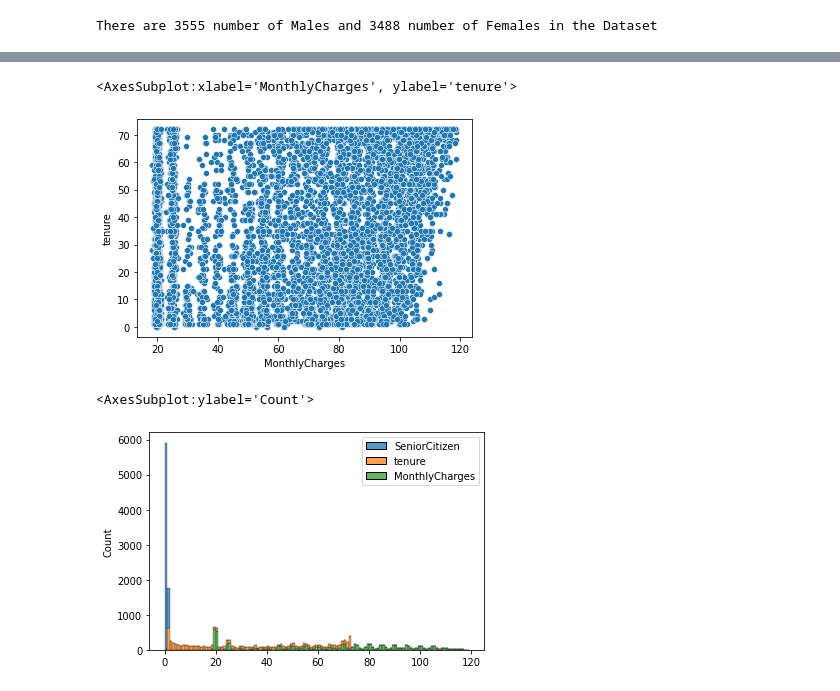
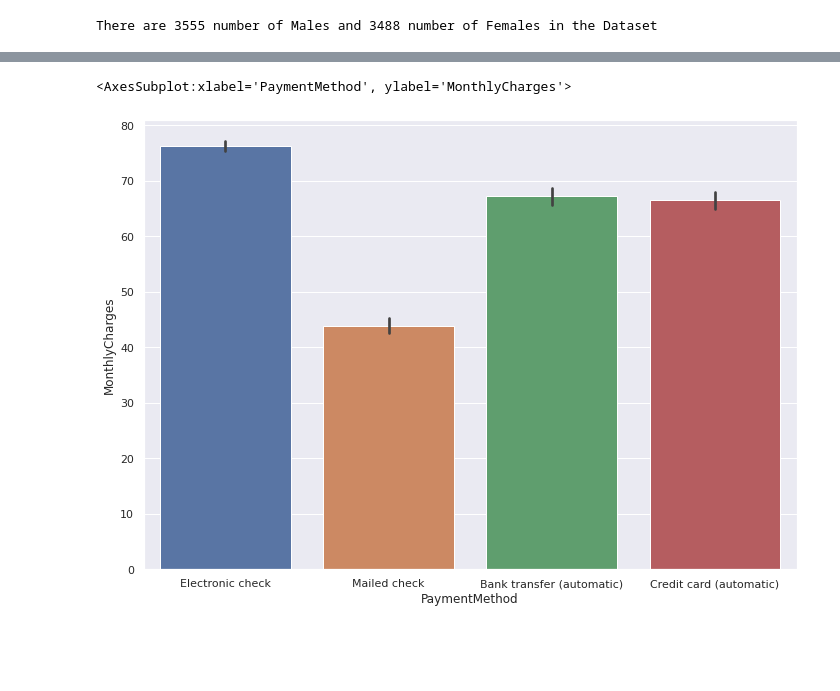
Before and after one commit to swaksh-war/EDA-Project, a Jupyter notebook: edaproject.ipynb, the cells around one changed output, grey strips where cells are left out. Cells and saved outputs as stored; diff of their text form; code cells hidden in the pictures; blank space fills up the shorter version.

```diff
--- a/edaproject.ipynb
+++ b/edaproject.ipynb
@@ -161,2 +157,3 @@ Total number of exited person 1869 and total number of not exited person 5174
 # %%
 import seaborn as sns
+sns.set(rc={'figure.figsize':(11.7, 8.27)})
@@ -168,10 +195,5 @@ sns.barplot(x = df['gender'], y=df['MonthlyCharges'])
 # %%
-sns.scatterplot(x=df['MonthlyCharges'], y=df['tenure'])
+sns.barplot(x=df['PaymentMethod'], y=df['MonthlyCharges'])
 # %% [output]
-<AxesSubplot:xlabel='MonthlyCharges', ylabel='tenure'>
+<AxesSubplot:xlabel='PaymentMethod', ylabel='MonthlyCharges'>
-[figure, old version]
+[figure, new version]
-# %%
-sns.histplot(binwidth=1,data = df, multiple = "stack", stat="count")
-# %% [output]
-<AxesSubplot:ylabel='Count'>
-[figure, removed]
```
Also changed, not shown: parts of 19 cells of this notebook.
